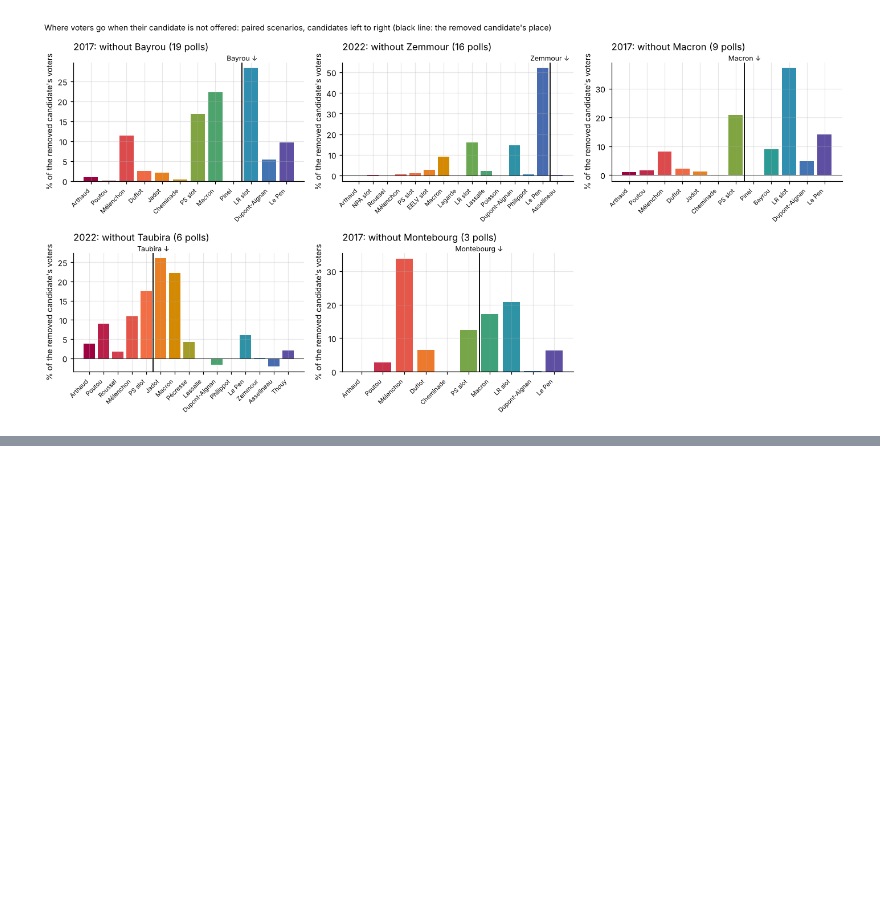
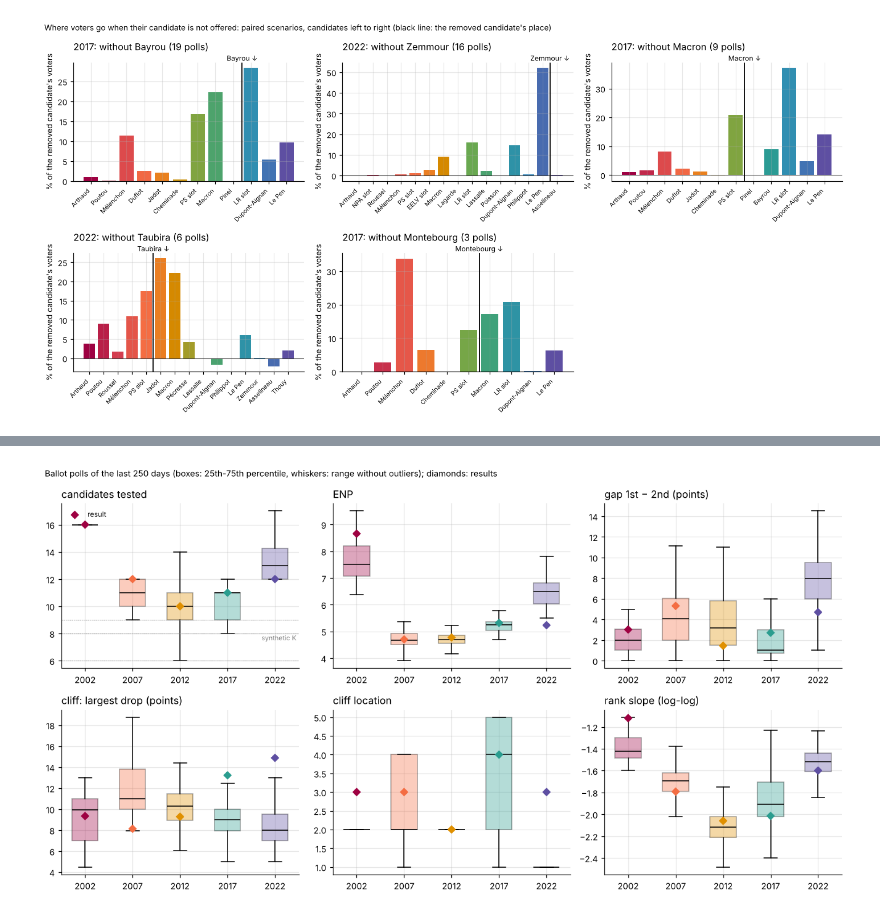
Before and after one commit to clarasalas/strategic-voting-polls-2RS, a Jupyter notebook: notebooks/07_parameters.ipynb, the cells around one changed output, grey strips where cells are left out. Drawn from its saved outputs; the diff is of its cells as text; code cells hidden in the pictures; blank space fills up the shorter version.

Commit message:
Notebook 07: real-world ranges of poll structure for the synthetic setup
Co-Authored-By: Claude Opus 5.5 <noreply@anthropic.com>
Claude-Session: https://claude.ai/code/session_01Ei8EXrSe5Gqxa5KZhMUAze

```diff
--- a/notebooks/07_parameters.ipynb
+++ b/notebooks/07_parameters.ipynb
@@ -383,0 +449,27 @@ fig.savefig(FIGURES / "parameters_transfers.png")
+# %%
+show = {"n_candidates": "candidates tested", "enp": "ENP", "gap_12": "gap 1st − 2nd (points)",
+        "cliff": "cliff: largest drop (points)", "cliff_location": "cliff location", "rank_slope": "rank slope (log-log)"}
+E_COLOURS = dict(zip(ELECTIONS, ["#9e0142", "#f46d43", "#e09000", "#2a9d8f", "#5e4fa2"]))
+fig, axes = plt.subplots(2, 3, figsize=(12, 6.5))
+for ax, (m, label) in zip(axes.flat, show.items()):
+    data = [pp[pp["election"] == e][m] for e in ELECTIONS]
+    bp = ax.boxplot(data, widths=0.55, patch_artist=True, showfliers=False)
+    for patch, e in zip(bp["boxes"], ELECTIONS):
+        patch.set_facecolor(E_COLOURS[e]); patch.set_alpha(0.35)
+    for med in bp["medians"]:
+        med.set_color("black")
+    ax.scatter(range(1, len(ELECTIONS) + 1), rr.loc[ELECTIONS, m], color=[E_COLOURS[e] for e in ELECTIONS],
+               zorder=3, s=30, marker="D", label="result")
+    if m == "n_candidates":
+        for k in (6, 8, 9):
+            ax.axhline(k, color="grey", lw=0.8, ls=":")
+        ax.text(5.45, 7.5, "synthetic K", fontsize=7, color="grey", ha="right")
+    ax.set_xticks(range(1, len(ELECTIONS) + 1), ELECTIONS)
+    ax.set_title(label, loc="left")
+axes[0, 0].legend(frameon=False, fontsize=7.5, loc="upper left")
+fig.suptitle("Ballot polls of the last 250 days (boxes: 25th-75th percentile, whiskers: range without outliers); "
+             "diamonds: results", x=0.01, ha="left", fontsize=9)
+fig.tight_layout()
+fig.savefig(FIGURES / "parameters_real_ranges.png")
+# %% [output]
+[figure, added]
```
Also changed, not shown: parts of 3 cells of this notebook, 4 other files.
